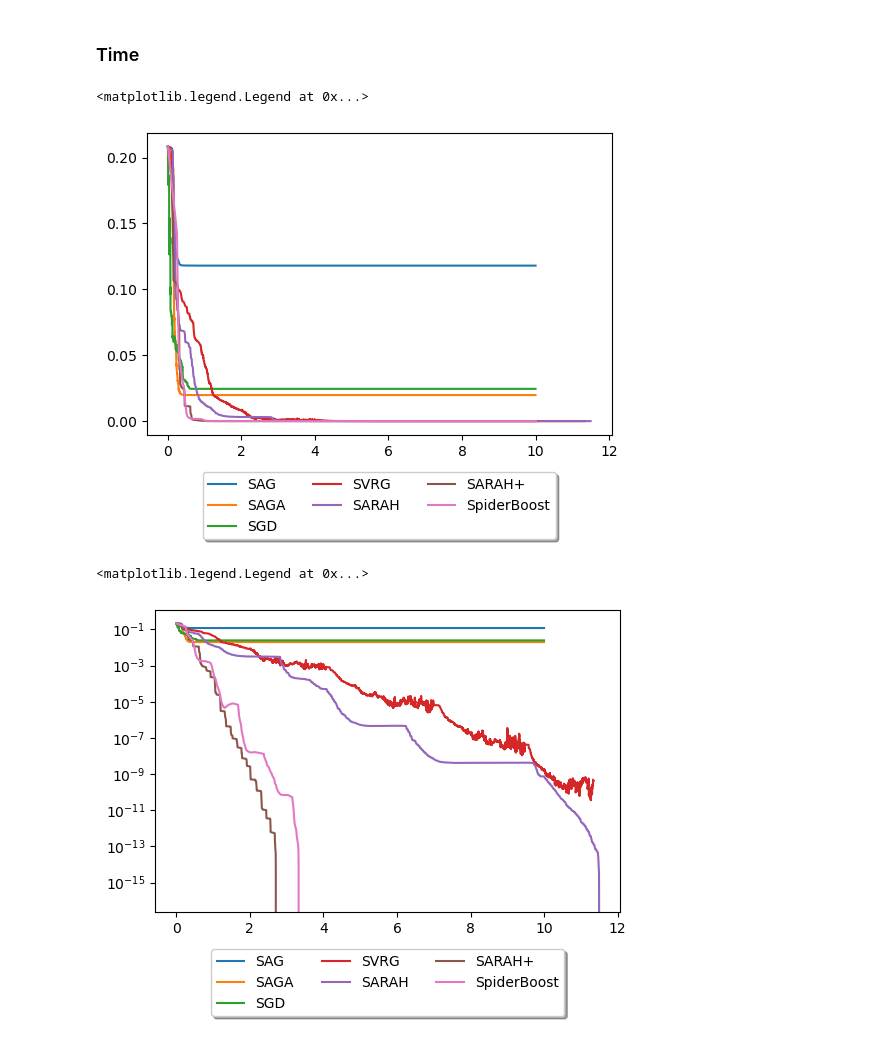
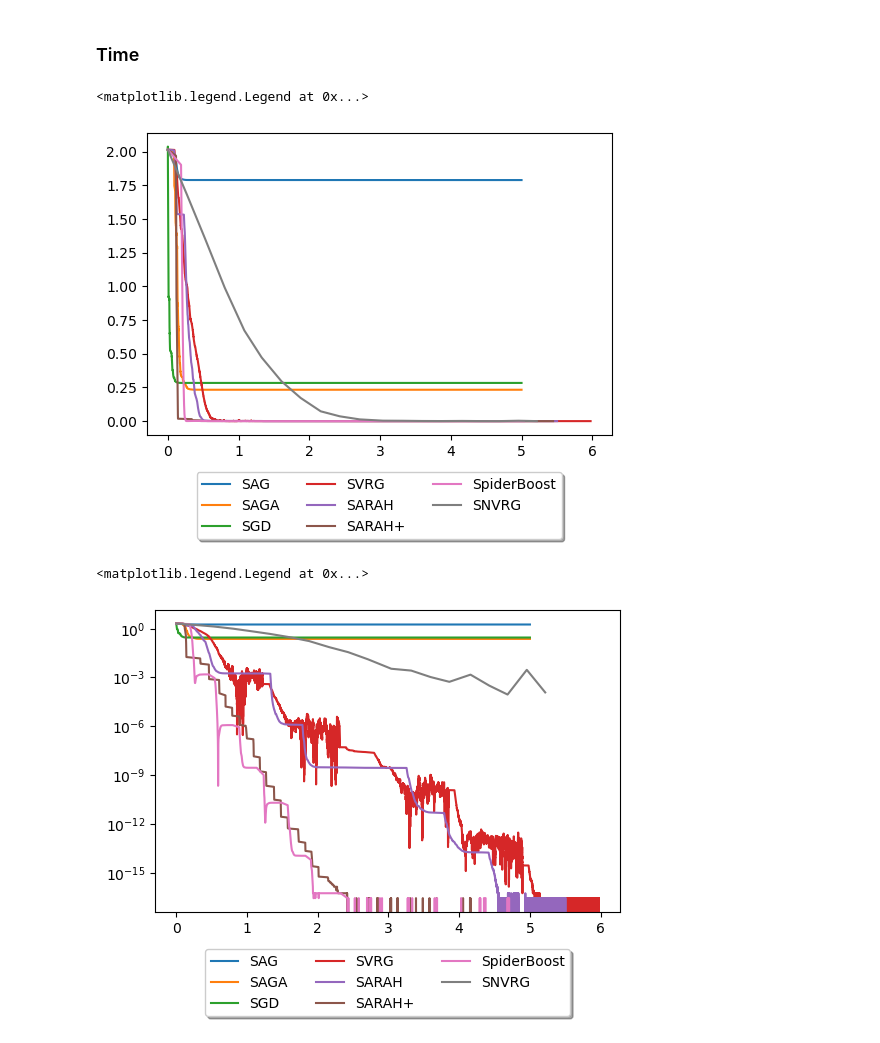
Before and after one commit to AlbertoSinigaglia/optimizer-sarah-spiderboost-snvrg, a Jupyter notebook: optimizers.ipynb, the cells around one changed output. Saved outputs shown, nothing was run; the diff lists cells and outputs as text; code cells hidden in the pictures.

Commit message:
added SNVRG and changed starting point

```diff
--- a/optimizers.ipynb
+++ b/optimizers.ipynb
@@ -197,7 +201,7 @@ plt.plot(track_mse_svrg)
 # %% [markdown]
 ## SARAH
 # %%
-w = np.zeros(data.shape[1])
+w = np.copy(starting_point)
 track_mse_sarah = [loss(data, w, targets)]
 start =  time.time()
 track_time_sarah = [0]
@@ -231,7 +235,7 @@ plt.plot(track_mse_sarah)
 # %% [markdown]
 ## SARAH+
 # %%
-w = np.zeros(data.shape[1])
+w = np.copy(starting_point)
 track_mse_sarah_plus = [loss(data, w, targets)]
 start =  time.time()
 track_time_sarah_plus = [0]
@@ -268,7 +272,7 @@ plt.plot(track_mse_sarah_plus)
 # %% [markdown]
 ## SpiderBoost
 # %%
-w = np.zeros(data.shape[1])
+w = np.copy(starting_point)
 w_previous = np.zeros(data.shape[1])
 
 track_mse_spider_boost = [loss(data, w, targets)]
@@ -309,0 +369,18 @@ plt.plot(track_mse_spider_boost)
+# %%
+w = np.copy(starting_point)
+w_previous = np.zeros(data.shape[1])
+
+track_mse_snvrg = [loss(data, w, targets)]
+track_time_snvrg = [0]
+
+start =  time.time()
+M = 10
+
+for i in range(np.random.randint(NUM_ITERS)):
+    if MAX_RUNTIME and MAX_RUNTIME < time.time() - start:
+        break
+
+    y_s, w = oneEpochSNVRG(w, M)
+
+    track_time_snvrg.append(time.time() - start)
+    track_mse_snvrg.append(loss(data, w, targets))
@@ -356,23 +441,25 @@ plt.plot(track_time_svrg, track_mse_svrg - np.min(track_mse_sarah))
 plt.plot(track_time_sarah, track_mse_sarah - np.min(track_mse_sarah))
 plt.plot(track_time_sarah_plus, track_mse_sarah_plus - np.min(track_mse_sarah))
 plt.plot(track_time_spider_boost, track_mse_spider_boost - np.min(track_mse_sarah))
-plt.legend(["SAG", "SAGA", "SGD", "SVRG", "SARAH", "SARAH+", "SpiderBoost"], loc='upper center', bbox_to_anchor=(0.5, -0.1),
+plt.plot(track_time_snvrg, track_mse_snvrg - np.min(track_mse_sarah))
+plt.legend(["SAG", "SAGA", "SGD", "SVRG", "SARAH", "SARAH+", "SpiderBoost", "SNVRG"], loc='upper center', bbox_to_anchor=(0.5, -0.1),
            fancybox=True, shadow=True, ncol=3)
 # %% [output]
 <matplotlib.legend.Legend at 0x...>
-[figure, old version]
+[figure, new version]
 # %%
 import matplotlib.pyplot as plt
 plt.figure(dpi=DPI_PLOTS)
 plt.semilogy(track_time_sag, track_mse_sag - np.min(track_mse_sarah))
 plt.semilogy(track_time_saga, track_mse_saga - np.min(track_mse_sarah))
 plt.semilogy(track_time_sgd, track_mse_sgd - np.min(track_mse_sarah))
 plt.semilogy(track_time_svrg, track_mse_svrg - np.min(track_mse_sarah))
 plt.semilogy(track_time_sarah, track_mse_sarah - np.min(track_mse_sarah))
 plt.semilogy(track_time_sarah_plus, track_mse_sarah_plus - np.min(track_mse_sarah))
 plt.semilogy(track_time_spider_boost, track_mse_spider_boost - np.min(track_mse_sarah))
-plt.legend(["SAG", "SAGA", "SGD", "SVRG", "SARAH", "SARAH+", "SpiderBoost"], loc='upper center', bbox_to_anchor=(0.5, -0.1),
+plt.semilogy(track_time_snvrg, track_mse_snvrg - np.min(track_mse_sarah))
+plt.legend(["SAG", "SAGA", "SGD", "SVRG", "SARAH", "SARAH+", "SpiderBoost", "SNVRG"], loc='upper center', bbox_to_anchor=(0.5, -0.1),
            fancybox=True, shadow=True, ncol=3)
 # %% [output]
 <matplotlib.legend.Legend at 0x...>
-[figure, old version]
+[figure, new version]
```
Also changed, not shown: parts of 22 cells of this notebook.
